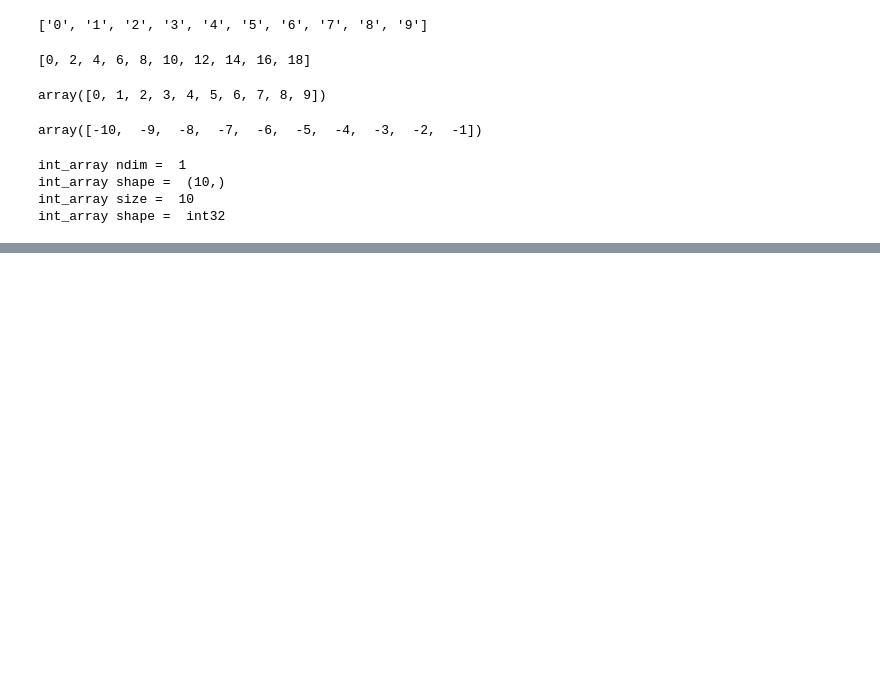
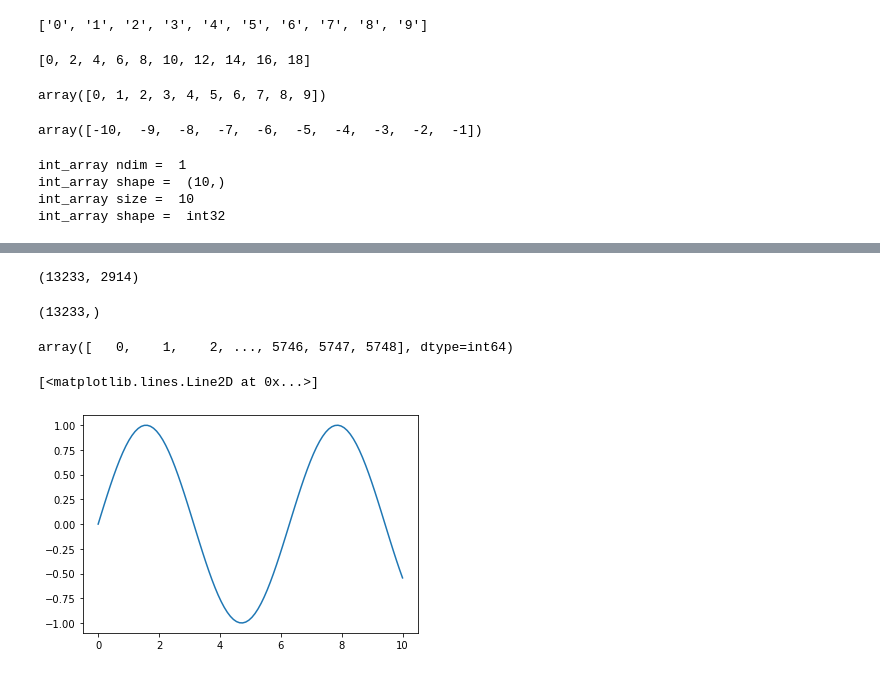
Before and after one commit to chenyunzheng/opencv-machine-learning, a Jupyter notebook: notebooks/practice/numpy.ipynb, the cells around one changed output, grey strips where cells are left out. Drawn from its saved outputs; the diff is of its cells as text; code cells hidden in the pictures; blank space fills up the shorter version.

```diff
--- a/notebooks/practice/numpy.ipynb
+++ b/notebooks/practice/numpy.ipynb
@@ -47,0 +83,23 @@ int_array shape =  int32
+# %%
+from sklearn import datasets
+mnist = datasets.fetch_lfw_people()
+mnist.data.shape
+# %% [output]
+(13233, 2914)
+# %%
+mnist.target.shape
+# %% [output]
+(13233,)
+# %%
+import numpy as np
+np.unique(mnist.target)
+# %% [output]
+array([   0,    1,    2, ..., 5746, 5747, 5748], dtype=int64)
+# %%
+import matplotlib as mpl
+import matplotlib.pyplot as plt
+x = np.linspace(0,10,100)
+plt.plot(x, np.sin(x))
+# %% [output]
+[<matplotlib.lines.Line2D at 0x...>]
+[figure, added]
```
Also changed, not shown: parts of 16 cells of this notebook, 1 other file.
